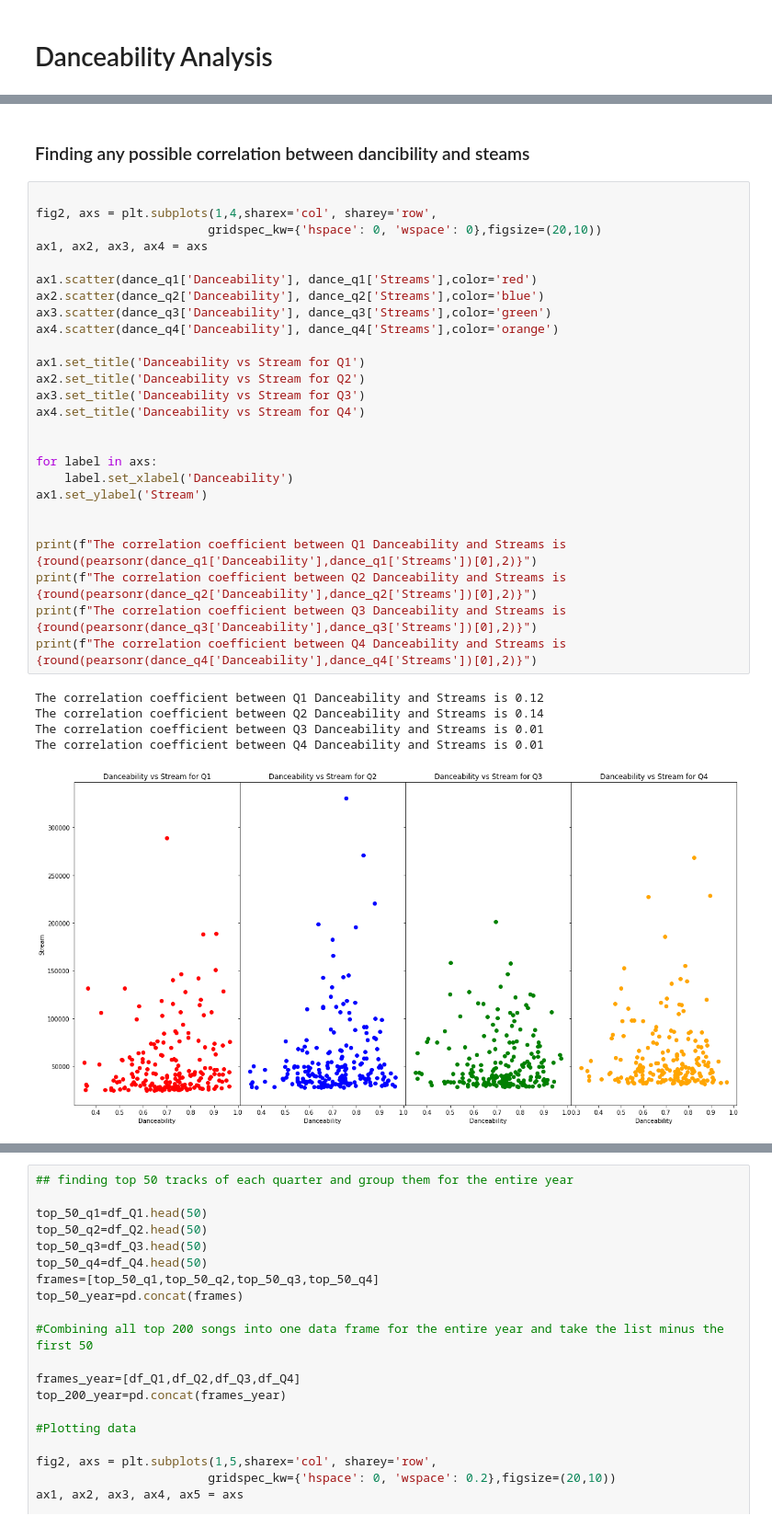
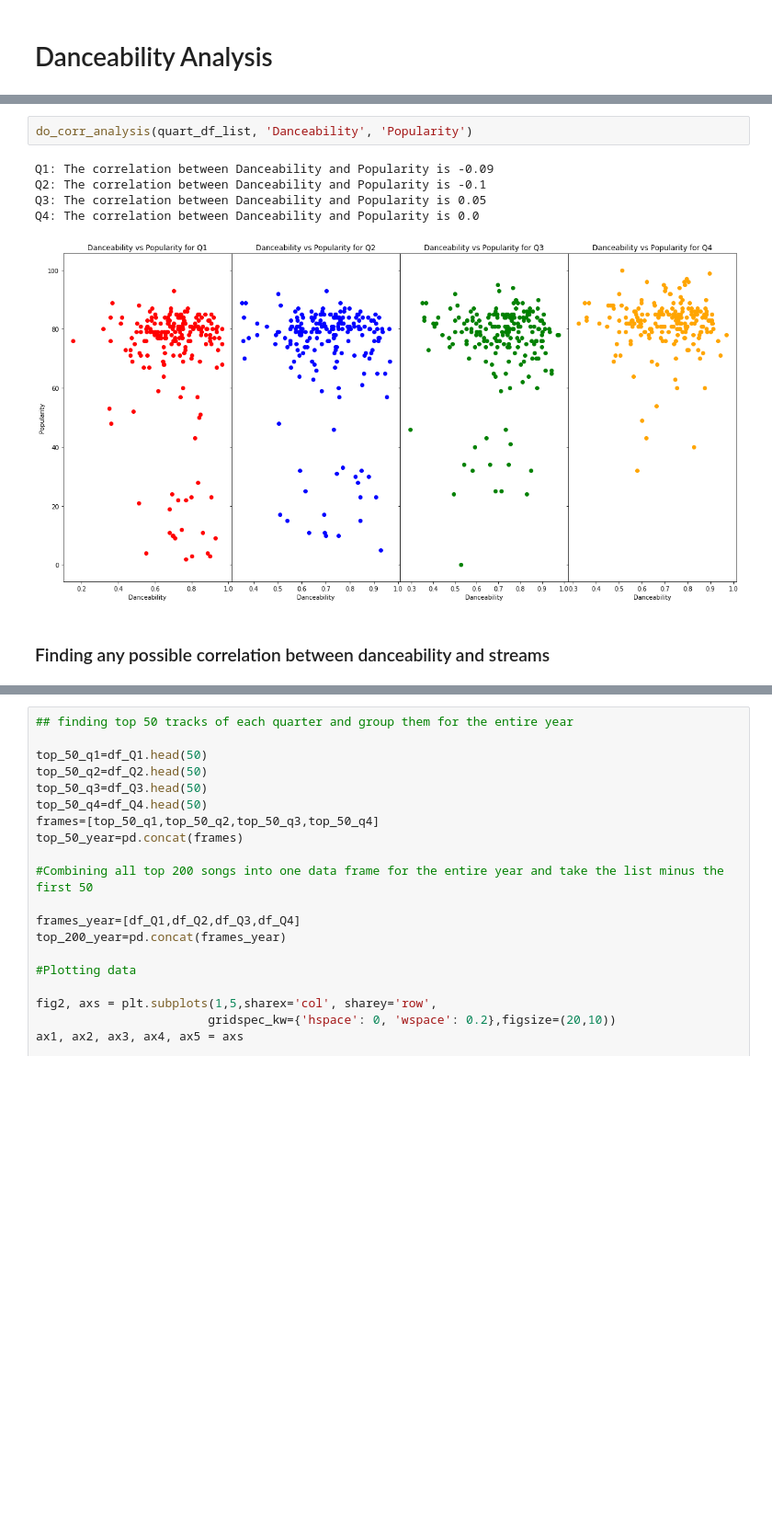
Before and after one commit to navidmalakootikhah/Project-One, a Jupyter notebook: analysis.ipynb, the cells around one changed output, grey strips where cells are left out. Shown at 92% size. Drawn from its saved outputs; the diff is of its cells as text; blank space fills up the shorter version.

```diff
--- a/analysis.ipynb
+++ b/analysis.ipynb
@@ -300,34 +325,10 @@ The correlation coefficient between Q4 Danceability and Popularity is 0.0
+# %%
+do_corr_analysis(quart_df_list, 'Danceability', 'Popularity')
+# %% [output]
+Q1: The correlation between Danceability and Popularity is -0.09
+Q2: The correlation between Danceability and Popularity is -0.1
+Q3: The correlation between Danceability and Popularity is 0.05
+Q4: The correlation between Danceability and Popularity is 0.0
+[figure, added]
 # %% [markdown]
-### Finding any possible correlation between dancibility and steams
+### Finding any possible correlation between danceability and streams
-# %%
-
-fig2, axs = plt.subplots(1,4,sharex='col', sharey='row',
-                        gridspec_kw={'hspace': 0, 'wspace': 0},figsize=(20,10))
-ax1, ax2, ax3, ax4 = axs
-
-ax1.scatter(dance_q1['Danceability'], dance_q1['Streams'],color='red')
-ax2.scatter(dance_q2['Danceability'], dance_q2['Streams'],color='blue')
-ax3.scatter(dance_q3['Danceability'], dance_q3['Streams'],color='green')
-ax4.scatter(dance_q4['Danceability'], dance_q4['Streams'],color='orange')
-
-ax1.set_title('Danceability vs Stream for Q1')
-ax2.set_title('Danceability vs Stream for Q2')
-ax3.set_title('Danceability vs Stream for Q3')
-ax4.set_title('Danceability vs Stream for Q4')
-
-
-for label in axs:
-    label.set_xlabel('Danceability')
-ax1.set_ylabel('Stream')
-
-
-print(f"The correlation coefficient between Q1 Danceability and Streams is {round(pearsonr(dance_q1['Danceability'],dance_q1['Streams'])[0],2)}")
-print(f"The correlation coefficient between Q2 Danceability and Streams is {round(pearsonr(dance_q2['Danceability'],dance_q2['Streams'])[0],2)}")
-print(f"The correlation coefficient between Q3 Danceability and Streams is {round(pearsonr(dance_q3['Danceability'],dance_q3['Streams'])[0],2)}")
-print(f"The correlation coefficient between Q4 Danceability and Streams is {round(pearsonr(dance_q4['Danceability'],dance_q4['Streams'])[0],2)}")
-# %% [output]
-The correlation coefficient between Q1 Danceability and Streams is 0.12
-The correlation coefficient between Q2 Danceability and Streams is 0.14
-The correlation coefficient between Q3 Danceability and Streams is 0.01
-The correlation coefficient between Q4 Danceability and Streams is 0.01
-[figure, removed]
```
Also changed, not shown: parts of 101 cells of this notebook, 6 other files.
